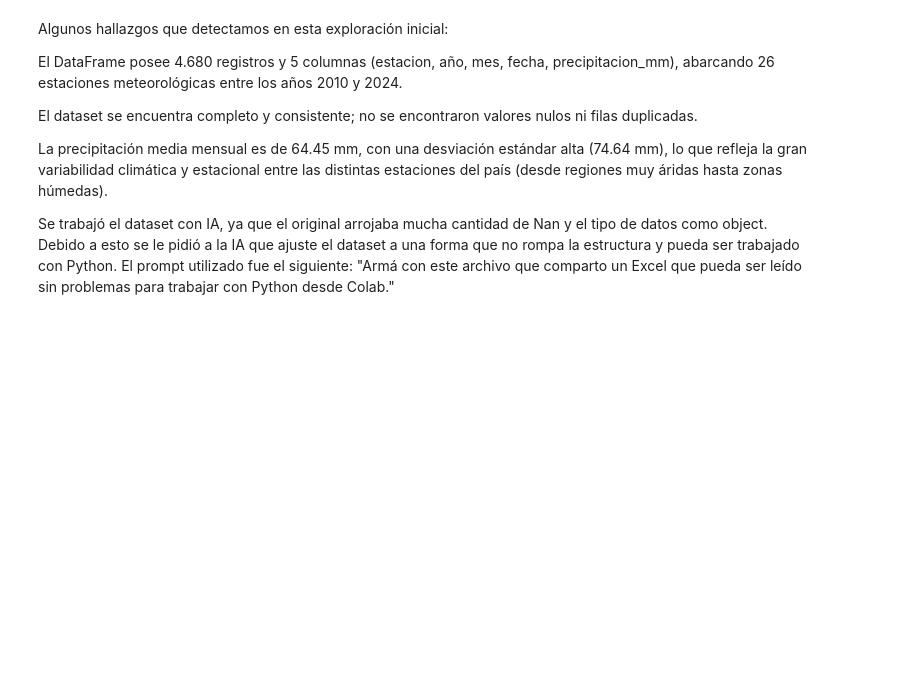
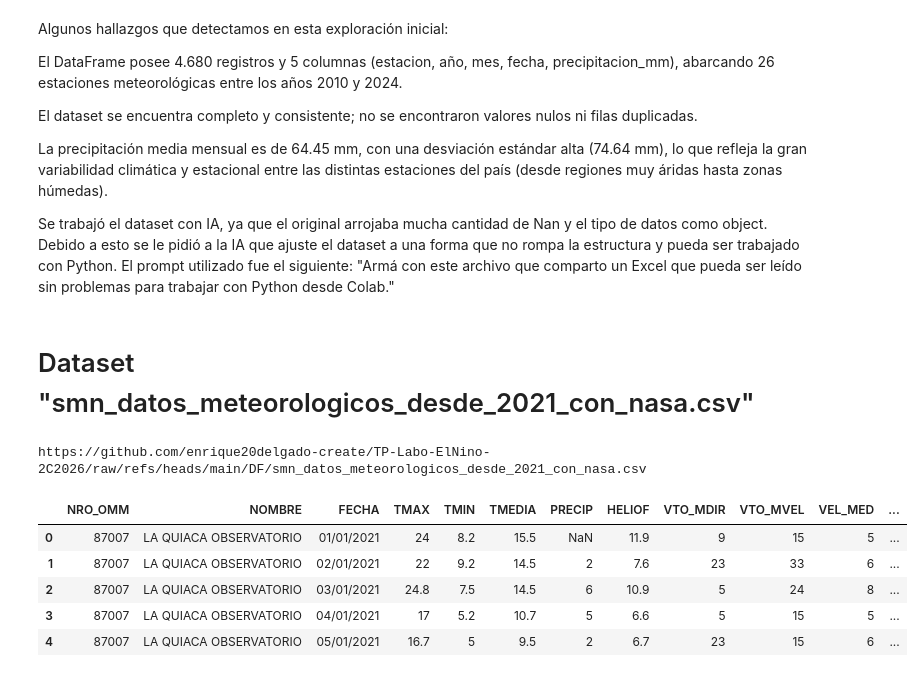
Before and after one commit to enrique20delgado-create/TP-Labo-ElNino-2C2026, a Jupyter notebook: Notebook/Ds_Enso.ipynb, the cells around one changed output. Cells and saved outputs as stored; diff of their text form; code cells hidden in the pictures; blank space fills up the shorter version.

Commit message:
Add files via upload
Subo dataset de datos meteorologicos segun el smn y la nasa del 2021

```diff
--- a/Notebook/Ds_Enso.ipynb
+++ b/Notebook/Ds_Enso.ipynb
@@ -568,3 +524,26 @@ La precipitación media mensual es de 64.45 mm, con una desviación estándar al
 
 Se trabajó el dataset con IA, ya que el original arrojaba mucha cantidad de Nan y el tipo de datos como object. Debido a esto se le pidió a la IA que ajuste el dataset a una forma que no rompa la estructura y pueda ser trabajado con Python.
 El prompt utilizado fue el siguiente: "Armá con este archivo que comparto un Excel que pueda ser leído sin problemas para trabajar con Python desde Colab."
+# %% [markdown]
+# Dataset "smn_datos_meteorologicos_desde_2021_con_nasa.csv"
+# %%
+# Buscamos el archivo en el GitHub
+# Apunta a la carpeta DF/ del repositorio en GitHub. Será el mismo URL para todos los Dataframes.
+URL = "https://github.com/enrique20delgado-create/TP-Labo-ElNino-2C2026/raw/refs/heads/main/DF/"
+
+print(URL + "smn_datos_meteorologicos_desde_2021_con_nasa.csv")   # así se arma la dirección de cada archivo
+# %% [output]
+https://github.com/enrique20delgado-create/TP-Labo-ElNino-2C2026/raw/refs/heads/main/DF/smn_datos_meteorologicos_desde_2021_con_nasa.csv
+# %%
+#Cargamos los datos del dataset datos meteorologicos y nasa 2021 y leemos las primeras 5 lineas del principio
+import pandas as pd
+smn_nasa_2021 = pd.read_csv(URL + "smn_datos_meteorologicos_desde_2021_con_nasa.csv")   # read_csv: leemos el archivo csv
+smn_nasa_2021_filtrado = smn_nasa_2021[~smn_nasa_2021['FECHA'].str.contains('2026')].copy() #Filtramos la fecha hasta 2025 debido a que los registros correspondientes a 2026 están en curso y por ende no está completa la información ya que el año no terminó, trabajar con años completos permite evitar sesgos en los análisis y poder dar resultados más claros y concisos
+smn_nasa_2021_filtrado.head()
+# %% [output]
+|  | NRO_OMM | NOMBRE | FECHA | TMAX | TMIN | TMEDIA | PRECIP | HELIOF | VTO_MDIR | VTO_MVEL | VEL_MED | ... |
+| 0 | 87007 | LA QUIACA OBSERVATORIO | 01/01/2021 | 24 | 8.2 | 15.5 | NaN | 11.9 | 9 | 15 | 5 | ... |
+| 1 | 87007 | LA QUIACA OBSERVATORIO | 02/01/2021 | 22 | 9.2 | 14.5 | 2 | 7.6 | 23 | 33 | 6 | ... |
+| 2 | 87007 | LA QUIACA OBSERVATORIO | 03/01/2021 | 24.8 | 7.5 | 14.5 | 6 | 10.9 | 5 | 24 | 8 | ... |
+| 3 | 87007 | LA QUIACA OBSERVATORIO | 04/01/2021 | 17 | 5.2 | 10.7 | 5 | 6.6 | 5 | 15 | 5 | ... |
+| 4 | 87007 | LA QUIACA OBSERVATORIO | 05/01/2021 | 16.7 | 5 | 9.5 | 2 | 6.7 | 23 | 15 | 6 | ... |
```
Also changed, not shown: parts of 12 cells of this notebook.
